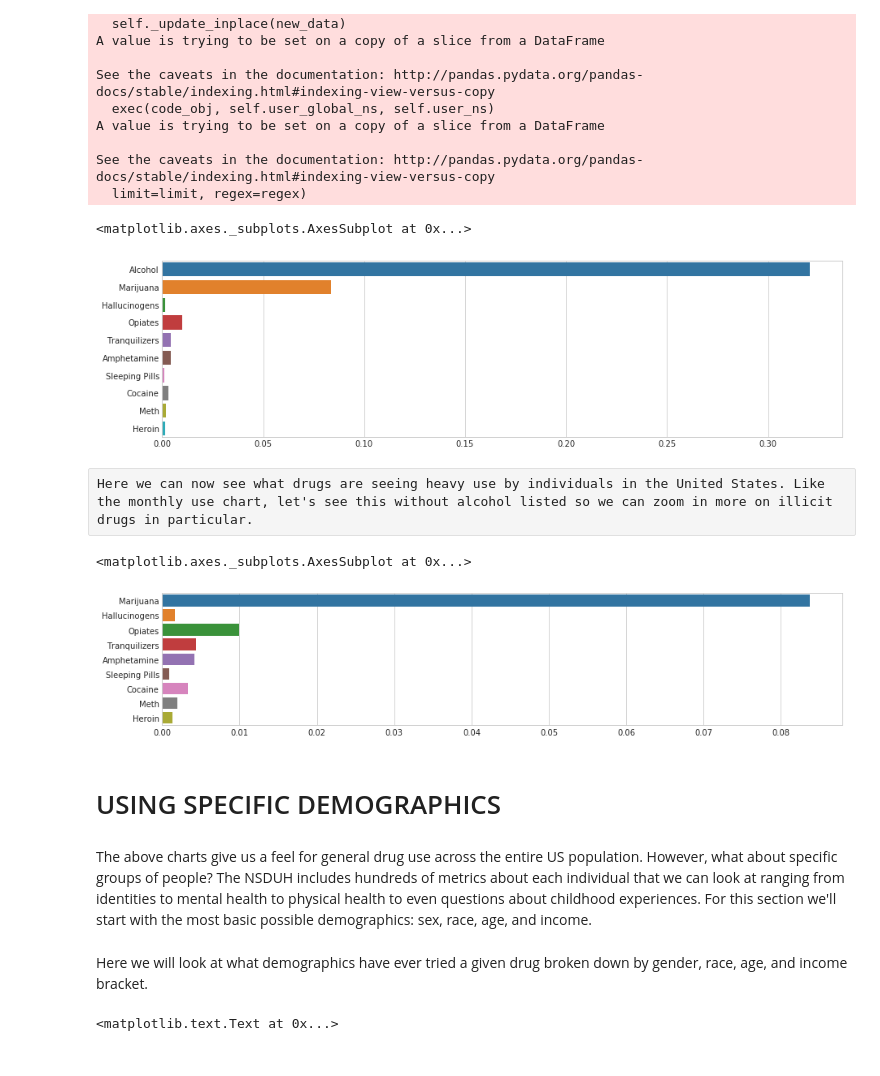
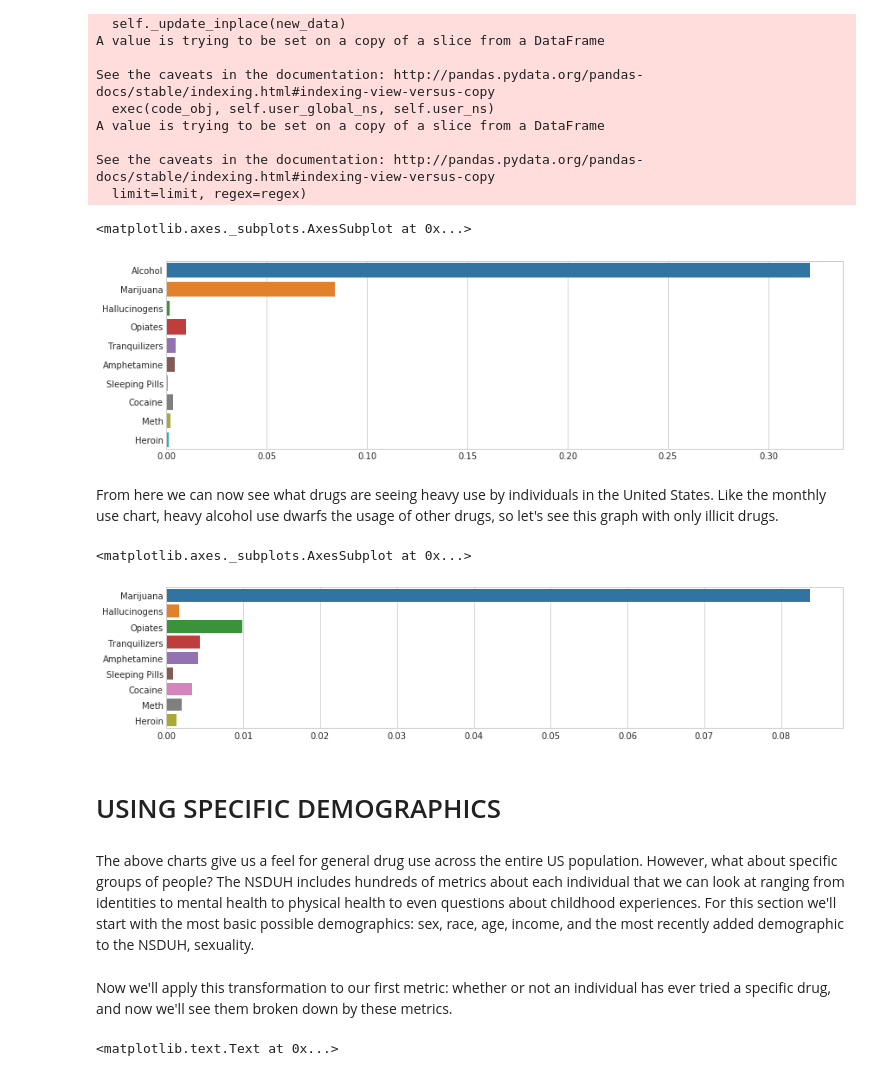
Before and after one commit to robaleman/misc-data-science-projects, a Jupyter notebook: Drugs-Prevalence and Demographics.ipynb, the cells around one changed output. Saved outputs shown, nothing was run; the diff lists cells and outputs as text; code cells hidden in the pictures.

```diff
--- a/Drugs-Prevalence and Demographics.ipynb
+++ b/Drugs-Prevalence and Demographics.ipynb
@@ -180,24 +181,24 @@ A value is trying to be set on a copy of a slice from a DataFrame
 See the caveats in the documentation: http://pandas.pydata.org/pandas-docs/stable/indexing.html#indexing-view-versus-copy
   limit=limit, regex=regex)
 # %%
-plt.figure(figsize=(15,4))
+plt.figure(figsize=(14,4))
 sns.barplot(orient="h", data=heavy_use, ci=None)
 # %% [output]
 <matplotlib.axes._subplots.AxesSubplot at 0x...>
-[figure, old version]
+[figure, new version]
-# %% [raw]
-Here we can now see what drugs are seeing heavy use by individuals in the United States. Like the monthly use chart, let's see this without alcohol listed so we can zoom in more on illicit drugs in particular.
+# %% [markdown]
+From here we can now see what drugs are seeing heavy use by individuals in the United States. Like the monthly use chart, heavy alcohol use dwarfs the usage of other drugs, so let's see this graph with only illicit drugs.
 # %%
 heavy_use2 = heavy_use[["Marijuana", "Hallucinogens", "Opiates", "Tranquilizers", "Amphetamine",
                       "Sleeping Pills", "Cocaine", "Meth", "Heroin"]]
 
-plt.figure(figsize=(15,3)) # plot re-size
+plt.figure(figsize=(14,3))
 sns.barplot(orient="h", data=heavy_use2, ci=None)
 # %% [output]
 <matplotlib.axes._subplots.AxesSubplot at 0x...>
-[figure, old version]
+[figure, new version]
 # %% [markdown]
 # USING SPECIFIC DEMOGRAPHICS
 # %% [markdown]
-The above charts give us a feel for general drug use across the entire US population. However, what about specific groups of people? The NSDUH includes hundreds of metrics about each individual that we can look at ranging from identities to mental health to physical health to even questions about childhood experiences. For this section we'll start with the most basic possible demographics: sex, race, age, and income.
+The above charts give us a feel for general drug use across the entire US population. However, what about specific groups of people? The NSDUH includes hundreds of metrics about each individual that we can look at ranging from identities to mental health to physical health to even questions about childhood experiences. For this section we'll start with the most basic possible demographics: sex, race, age, income, and the most recently added demographic to the NSDUH, sexuality.
 # %%
@@ -213,7 +219,7 @@ def demographics_transform(data):
                         var_name="drug", value_name="drug use")
     return new_data
-# %% [markdown]
-Here we will look at what demographics have ever tried a given drug broken down by gender, race, age, and income bracket.
+# %% [markdown]
+Now we'll apply this transformation to our first metric: whether or not an individual has ever tried a specific drug, and now we'll see them broken down by these metrics.
 # %%
 ever_tried = demographics_transform(ever_tried)
 
```
Also changed, not shown: parts of 36 cells of this notebook.
